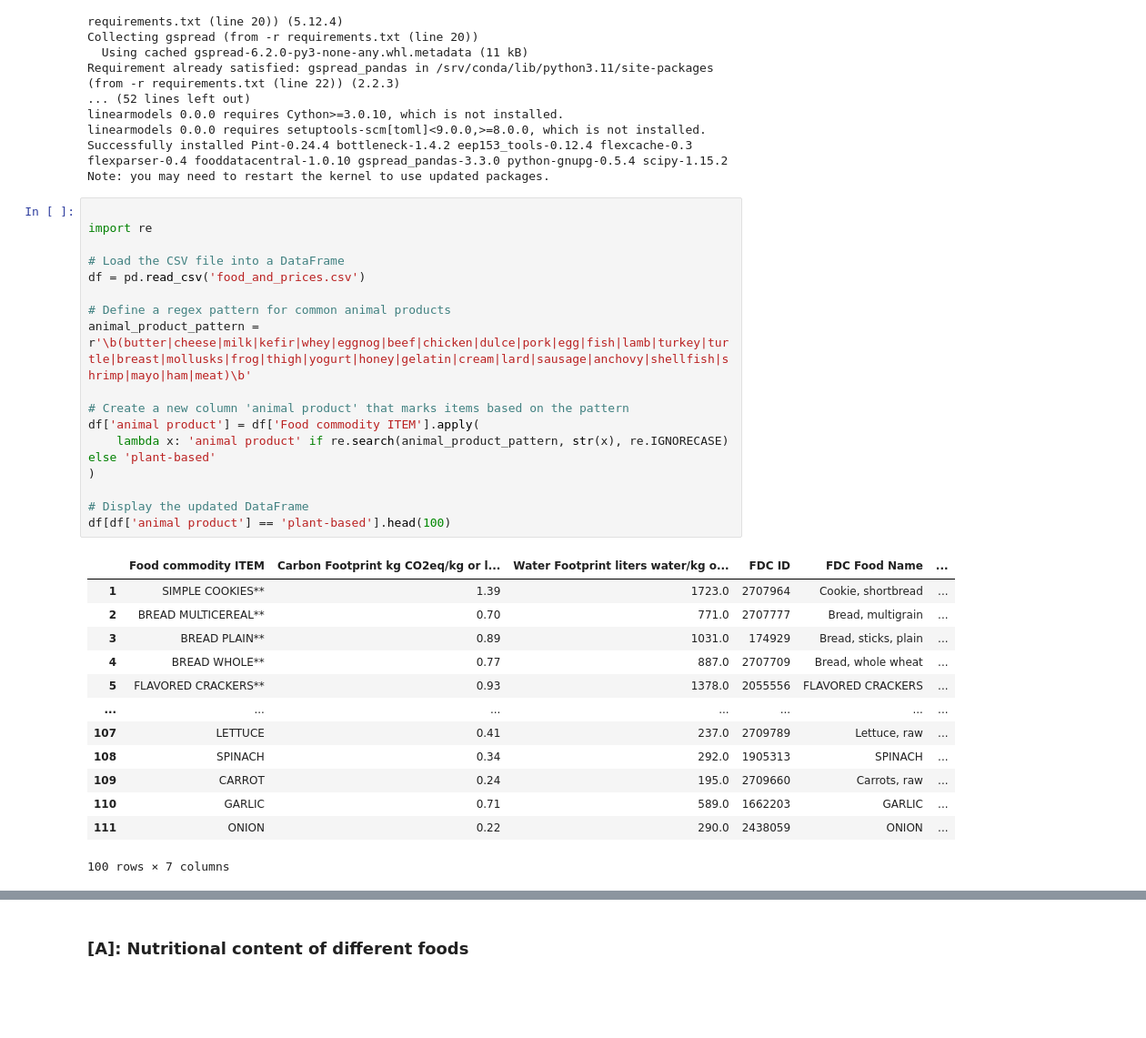
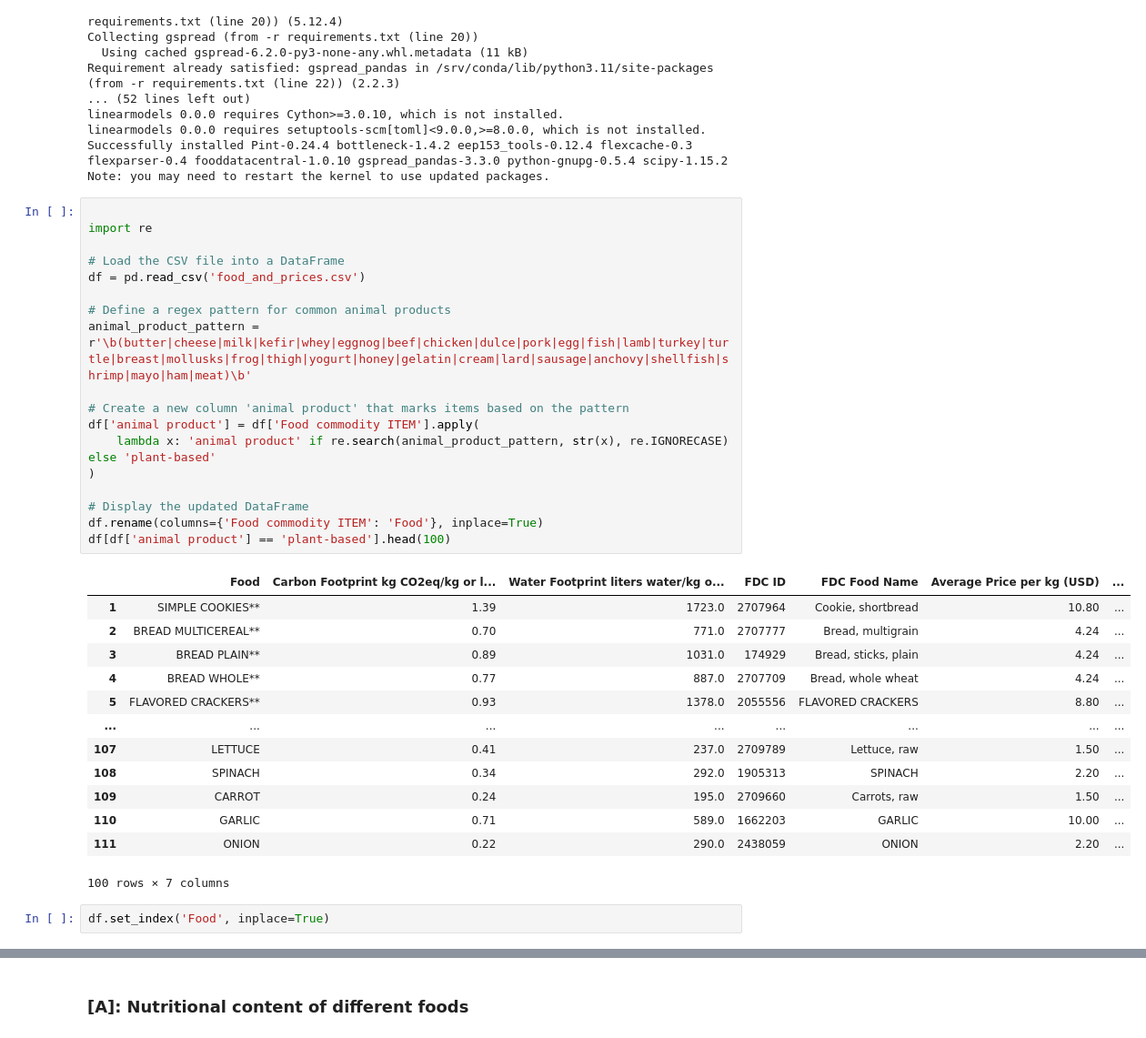
Before and after one commit to reilyfairchild/EEP-153-Proj-02, a Jupyter notebook: Project_2_Code.ipynb, the cells around one changed output, grey strips where cells are left out. Shown at 91% size. Cells and saved outputs as stored; diff of their text form; blank space fills up the shorter version.

```diff
--- a/Project_2_Code.ipynb
+++ b/Project_2_Code.ipynb
@@ -122,31 +122,34 @@ Note: you may need to restart the kernel to use updated packages.
 # %%
 
 import re
 
 # Load the CSV file into a DataFrame
 df = pd.read_csv('food_and_prices.csv')
 
 # Define a regex pattern for common animal products
 animal_product_pattern = r'\b(butter|cheese|milk|kefir|whey|eggnog|beef|chicken|dulce|pork|egg|fish|lamb|turkey|turtle|breast|mollusks|frog|thigh|yogurt|honey|gelatin|cream|lard|sausage|anchovy|shellfish|shrimp|mayo|ham|meat)\b'
 
 # Create a new column 'animal product' that marks items based on the pattern
 df['animal product'] = df['Food commodity ITEM'].apply(
     lambda x: 'animal product' if re.search(animal_product_pattern, str(x), re.IGNORECASE) else 'plant-based'
 )
 
 # Display the updated DataFrame
+df.rename(columns={'Food commodity ITEM': 'Food'}, inplace=True)
 df[df['animal product'] == 'plant-based'].head(100)
 # %% [output]
-|  | Food commodity ITEM | Carbon Footprint kg CO2eq/kg or l... | Water Footprint liters water/kg o... | FDC ID | FDC Food Name | ... |
-| 1 | SIMPLE COOKIES** | 1.39 | 1723.0 | 2707964 | Cookie, shortbread | ... |
-| 2 | BREAD MULTICEREAL** | 0.70 | 771.0 | 2707777 | Bread, multigrain | ... |
-| 3 | BREAD PLAIN** | 0.89 | 1031.0 | 174929 | Bread, sticks, plain | ... |
-| 4 | BREAD WHOLE** | 0.77 | 887.0 | 2707709 | Bread, whole wheat | ... |
-| 5 | FLAVORED CRACKERS** | 0.93 | 1378.0 | 2055556 | FLAVORED CRACKERS | ... |
-| ... | ... | ... | ... | ... | ... | ... |
-| 107 | LETTUCE | 0.41 | 237.0 | 2709789 | Lettuce, raw | ... |
-| 108 | SPINACH | 0.34 | 292.0 | 1905313 | SPINACH | ... |
-| 109 | CARROT | 0.24 | 195.0 | 2709660 | Carrots, raw | ... |
-| 110 | GARLIC | 0.71 | 589.0 | 1662203 | GARLIC | ... |
-| 111 | ONION | 0.22 | 290.0 | 2438059 | ONION | ... |
+|  | Food | Carbon Footprint kg CO2eq/kg or l... | Water Footprint liters water/kg o... | FDC ID | FDC Food Name | Average Price per kg (USD) | ... |
+| 1 | SIMPLE COOKIES** | 1.39 | 1723.0 | 2707964 | Cookie, shortbread | 10.80 | ... |
+| 2 | BREAD MULTICEREAL** | 0.70 | 771.0 | 2707777 | Bread, multigrain | 4.24 | ... |
+| 3 | BREAD PLAIN** | 0.89 | 1031.0 | 174929 | Bread, sticks, plain | 4.24 | ... |
+| 4 | BREAD WHOLE** | 0.77 | 887.0 | 2707709 | Bread, whole wheat | 4.24 | ... |
+| 5 | FLAVORED CRACKERS** | 0.93 | 1378.0 | 2055556 | FLAVORED CRACKERS | 8.80 | ... |
+| ... | ... | ... | ... | ... | ... | ... | ... |
+| 107 | LETTUCE | 0.41 | 237.0 | 2709789 | Lettuce, raw | 1.50 | ... |
+| 108 | SPINACH | 0.34 | 292.0 | 1905313 | SPINACH | 2.20 | ... |
+| 109 | CARROT | 0.24 | 195.0 | 2709660 | Carrots, raw | 1.50 | ... |
+| 110 | GARLIC | 0.71 | 589.0 | 1662203 | GARLIC | 10.00 | ... |
+| 111 | ONION | 0.22 | 290.0 | 2438059 | ONION | 2.20 | ... |
 100 rows × 7 columns
+# %%
+df.set_index('Food', inplace=True)
```
Also changed, not shown: parts of 12 cells of this notebook, 1 other file.
